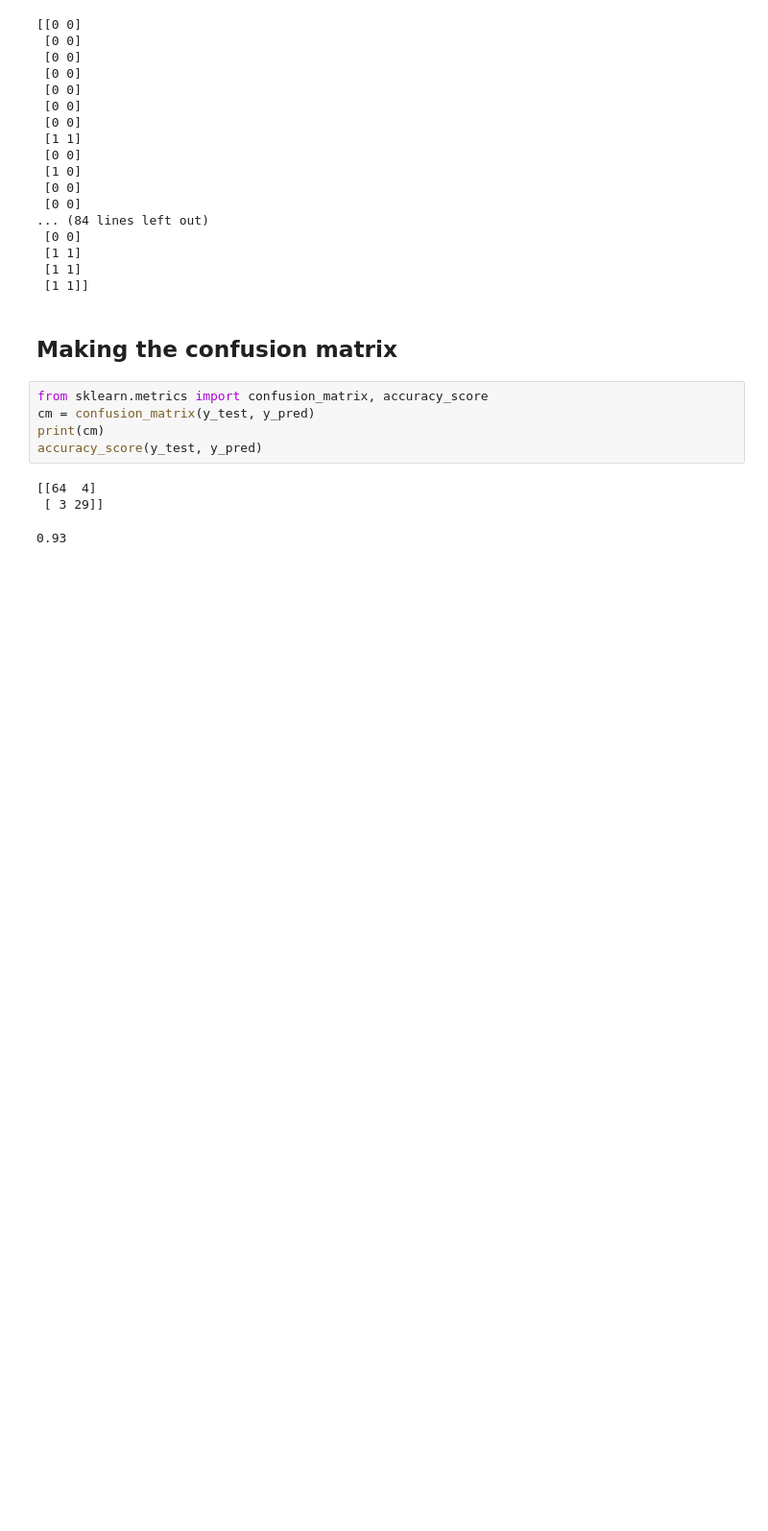
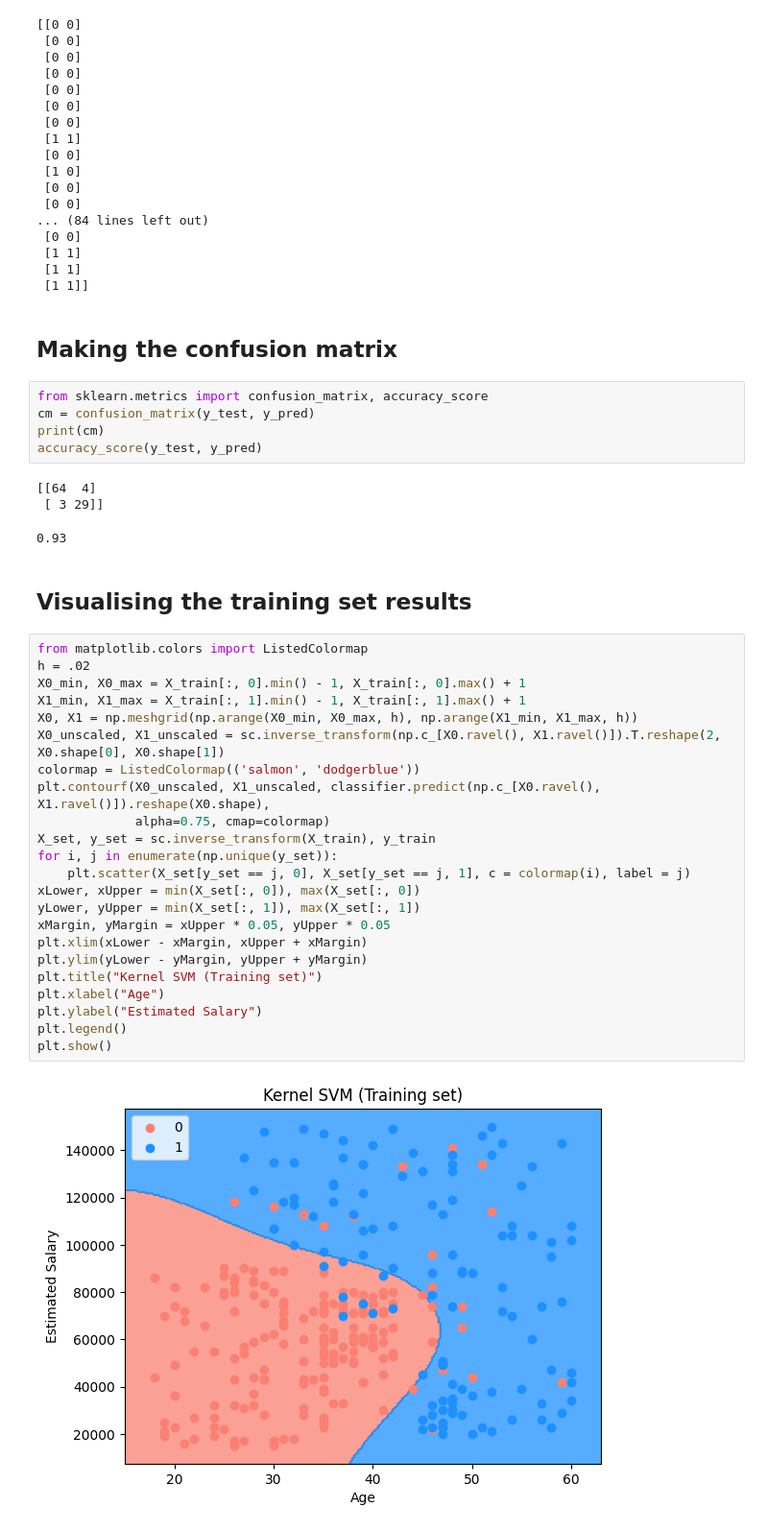
Before and after one commit to Yimashenka/Kernel_SVM, a Jupyter notebook: kernel_svm.ipynb, the cells around one changed output. Shown: that part at 96% size. Saved outputs shown, nothing was run; the diff lists cells and outputs as text; blank space fills up the shorter version.

Commit message:
Add visualisations

```diff
--- a/kernel_svm.ipynb
+++ b/kernel_svm.ipynb
@@ -91,3 +91,30 @@ accuracy_score(y_test, y_pred)
 [[64  4]
  [ 3 29]]
 0.93
+# %% [markdown]
+## Visualising the training set results
+# %%
+from matplotlib.colors import ListedColormap
+h = .02
+X0_min, X0_max = X_train[:, 0].min() - 1, X_train[:, 0].max() + 1
+X1_min, X1_max = X_train[:, 1].min() - 1, X_train[:, 1].max() + 1
+X0, X1 = np.meshgrid(np.arange(X0_min, X0_max, h), np.arange(X1_min, X1_max, h))
+X0_unscaled, X1_unscaled = sc.inverse_transform(np.c_[X0.ravel(), X1.ravel()]).T.reshape(2, X0.shape[0], X0.shape[1])
+colormap = ListedColormap(('salmon', 'dodgerblue'))
+plt.contourf(X0_unscaled, X1_unscaled, classifier.predict(np.c_[X0.ravel(), X1.ravel()]).reshape(X0.shape),
+             alpha=0.75, cmap=colormap)
+X_set, y_set = sc.inverse_transform(X_train), y_train
+for i, j in enumerate(np.unique(y_set)):
+    plt.scatter(X_set[y_set == j, 0], X_set[y_set == j, 1], c = colormap(i), label = j)
+xLower, xUpper = min(X_set[:, 0]), max(X_set[:, 0])
+yLower, yUpper = min(X_set[:, 1]), max(X_set[:, 1])
+xMargin, yMargin = xUpper * 0.05, yUpper * 0.05
+plt.xlim(xLower - xMargin, xUpper + xMargin)
+plt.ylim(yLower - yMargin, yUpper + yMargin)
+plt.title("Kernel SVM (Training set)")
+plt.xlabel("Age")
+plt.ylabel("Estimated Salary")
+plt.legend()
+plt.show()
+# %% [output]
+[figure, added]
```
Also changed, not shown: parts of 3 cells of this notebook.
